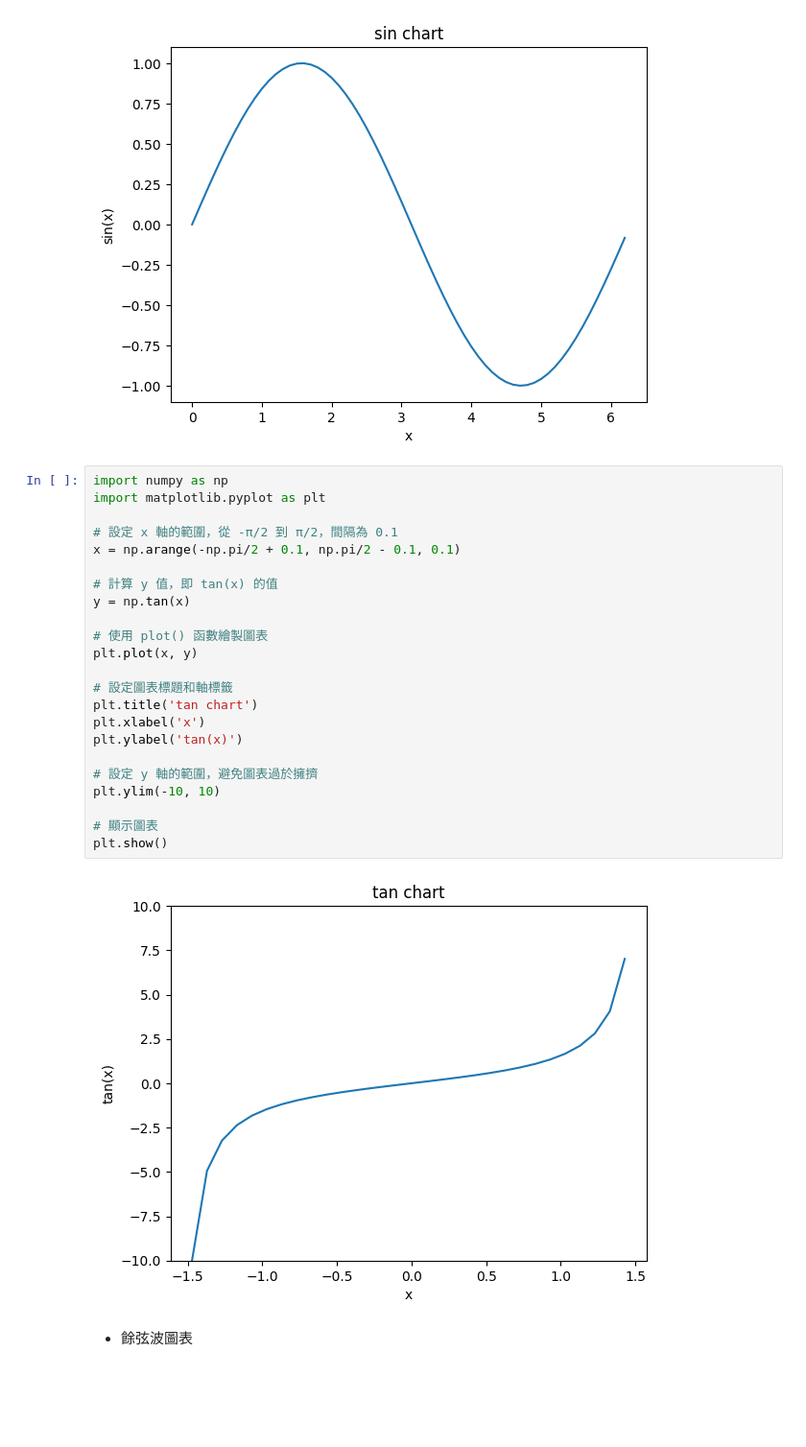
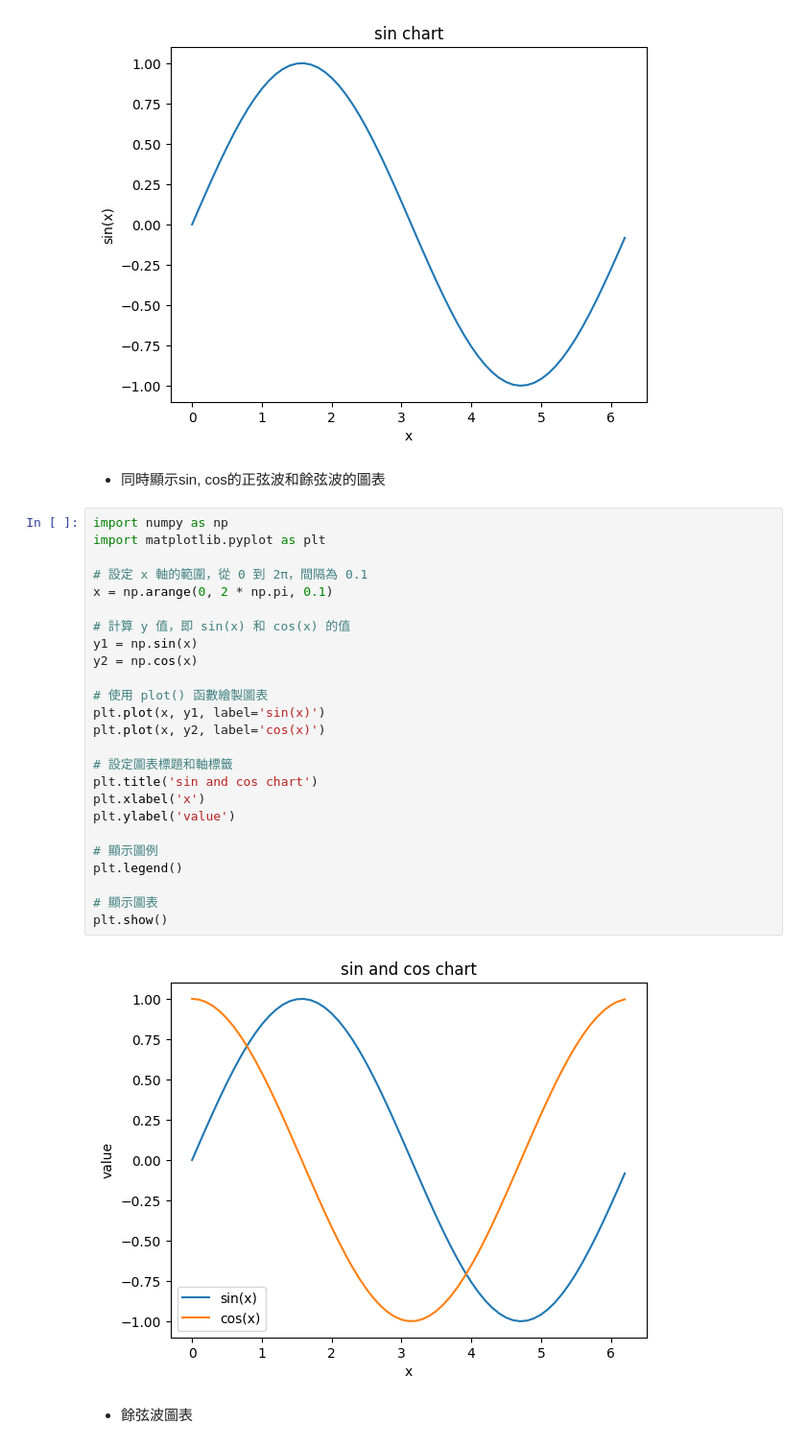
Before and after one commit to HectorChangHP/vue, a Jupyter notebook: python專案/demo1.ipynb, the cells around one changed output. Shown at 96% size. Drawn from its saved outputs; the diff is of its cells as text; blank space fills up the shorter version.

```diff
--- a/python專案/demo1.ipynb
+++ b/python專案/demo1.ipynb
@@ -24,31 +24,35 @@ plt.ylabel('sin(x)')
 plt.show()
 # %% [output]
 [figure]
+# %% [markdown]
+- 同時顯示sin, cos的正弦波和餘弦波的圖表
 # %%
 import numpy as np
 import matplotlib.pyplot as plt
 
-# 設定 x 軸的範圍，從 -π/2 到 π/2，間隔為 0.1
-x = np.arange(-np.pi/2 + 0.1, np.pi/2 - 0.1, 0.1)
+# 設定 x 軸的範圍，從 0 到 2π，間隔為 0.1
+x = np.arange(0, 2 * np.pi, 0.1)
 
-# 計算 y 值，即 tan(x) 的值
-y = np.tan(x)
+# 計算 y 值，即 sin(x) 和 cos(x) 的值
+y1 = np.sin(x)
+y2 = np.cos(x)
 
 # 使用 plot() 函數繪製圖表
-plt.plot(x, y)
+plt.plot(x, y1, label='sin(x)')
+plt.plot(x, y2, label='cos(x)')
 
 # 設定圖表標題和軸標籤
-plt.title('tan chart')
+plt.title('sin and cos chart')
 plt.xlabel('x')
-plt.ylabel('tan(x)')
+plt.ylabel('value')
 
-# 設定 y 軸的範圍，避免圖表過於擁擠
-plt.ylim(-10, 10)
+# 顯示圖例
+plt.legend()
 
 # 顯示圖表
 plt.show()
 # %% [output]
-[figure, old version]
+[figure, new version]
 # %% [markdown]
 - 餘弦波圖表
 # %%
```
Also changed, not shown: parts of 1 cell of this notebook.
